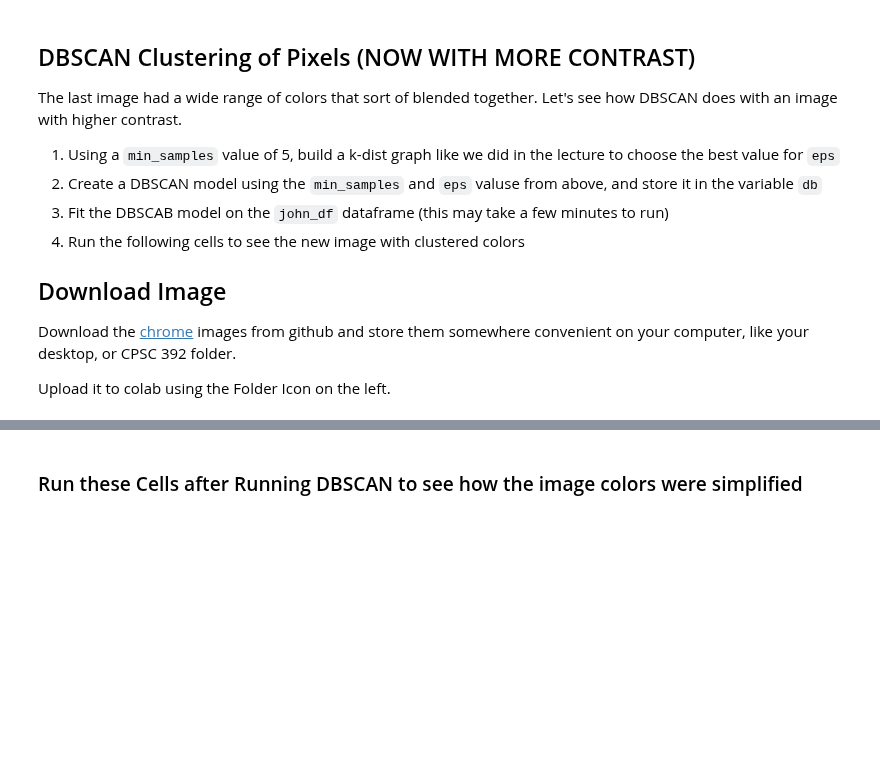
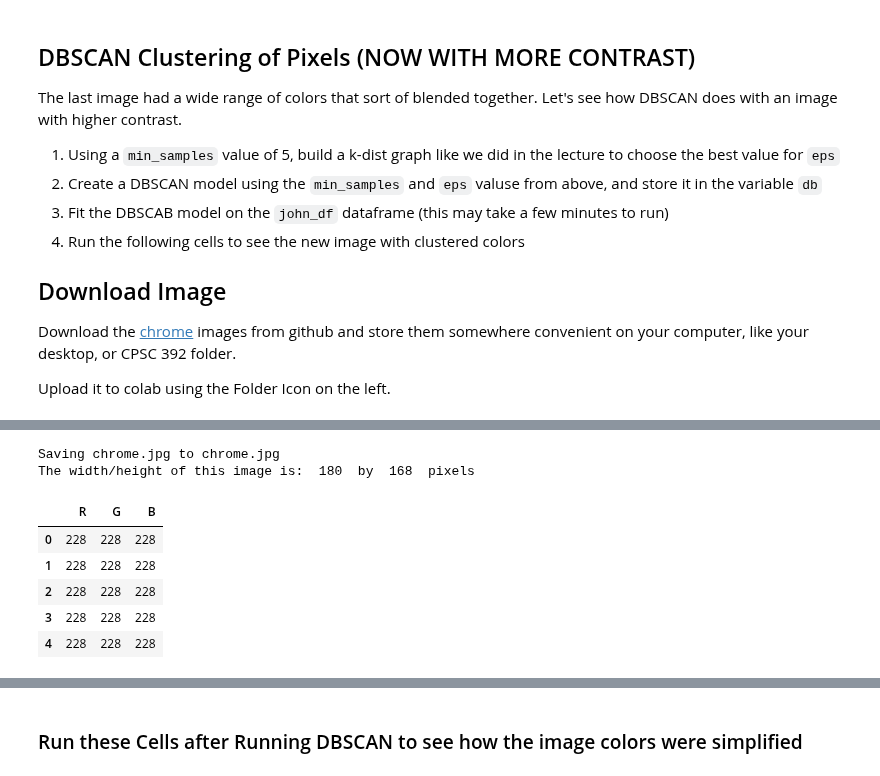
Before and after one commit to masonfarley18/CPSC-392, a Jupyter notebook: DBSCAN (1).ipynb, the cells around one changed output, grey strips where cells are left out. Drawn from its saved outputs; the diff is of its cells as text; code cells hidden in the pictures; blank space fills up the shorter version.

```diff
--- a/DBSCAN (1).ipynb
+++ b/DBSCAN (1).ipynb
@@ -343,6 +390,7 @@ Download the  [chrome](https://github.com/ywen2021/CPSC392/blob/main/Data/chrome
 Upload it to colab using the Folder Icon on the left.
 # %%
 # open the image
+uploaded = files.upload()
 
 ### ADD YOUR IMAGE NAME AS THE FIRST ARGUMENT
 john = Image.open("chrome.jpg",'r')
@@ -365,3 +413,4 @@ john_df = pd.DataFrame({"R": R,
 print("The width/height of this image is: ", width, " by ", height, " pixels")
 
 john_df.head()
+# %% [output]
@@ -368,2 +418,10 @@ john_df.head()
+Saving chrome.jpg to chrome.jpg
+The width/height of this image is:  180  by  168  pixels
+|  | R | G | B |
+| 0 | 228 | 228 | 228 |
+| 1 | 228 | 228 | 228 |
+| 2 | 228 | 228 | 228 |
+| 3 | 228 | 228 | 228 |
+| 4 | 228 | 228 | 228 |
 # %%
 john
```
Also changed, not shown: parts of 27 cells of this notebook.
